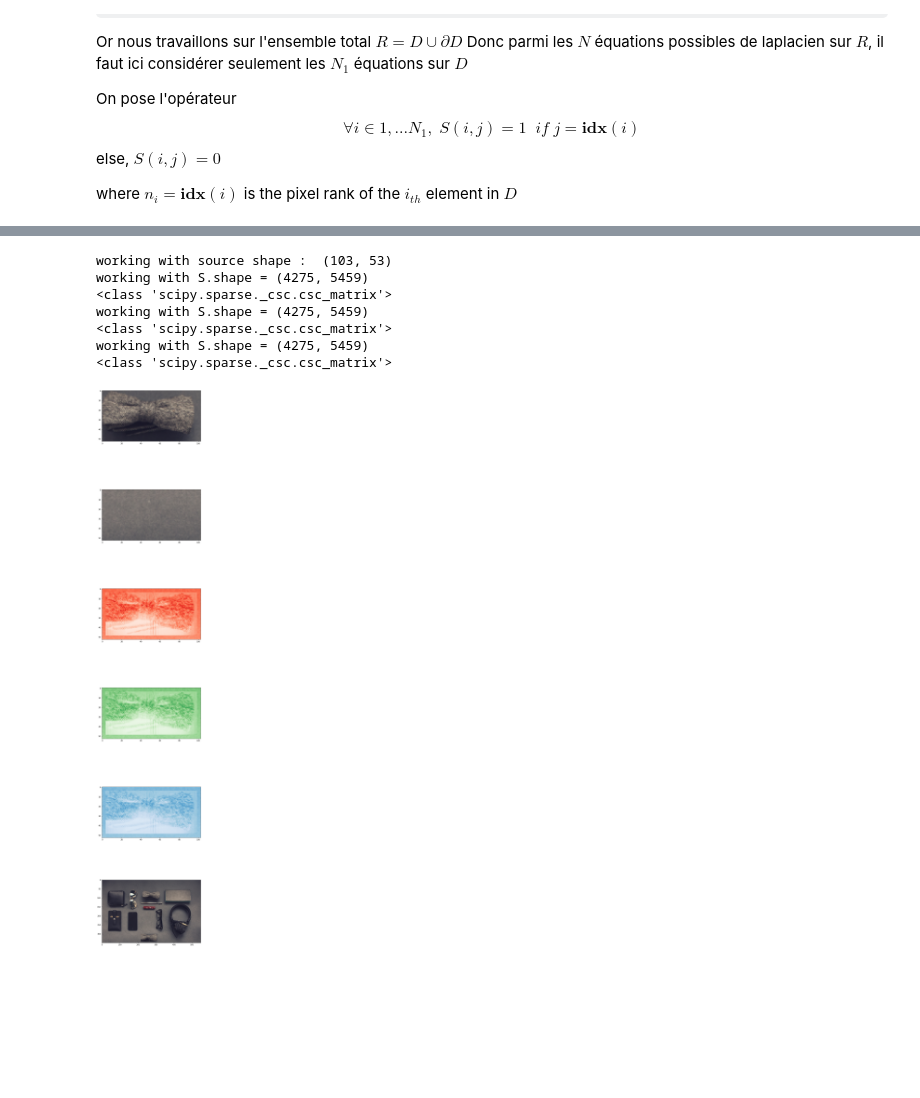
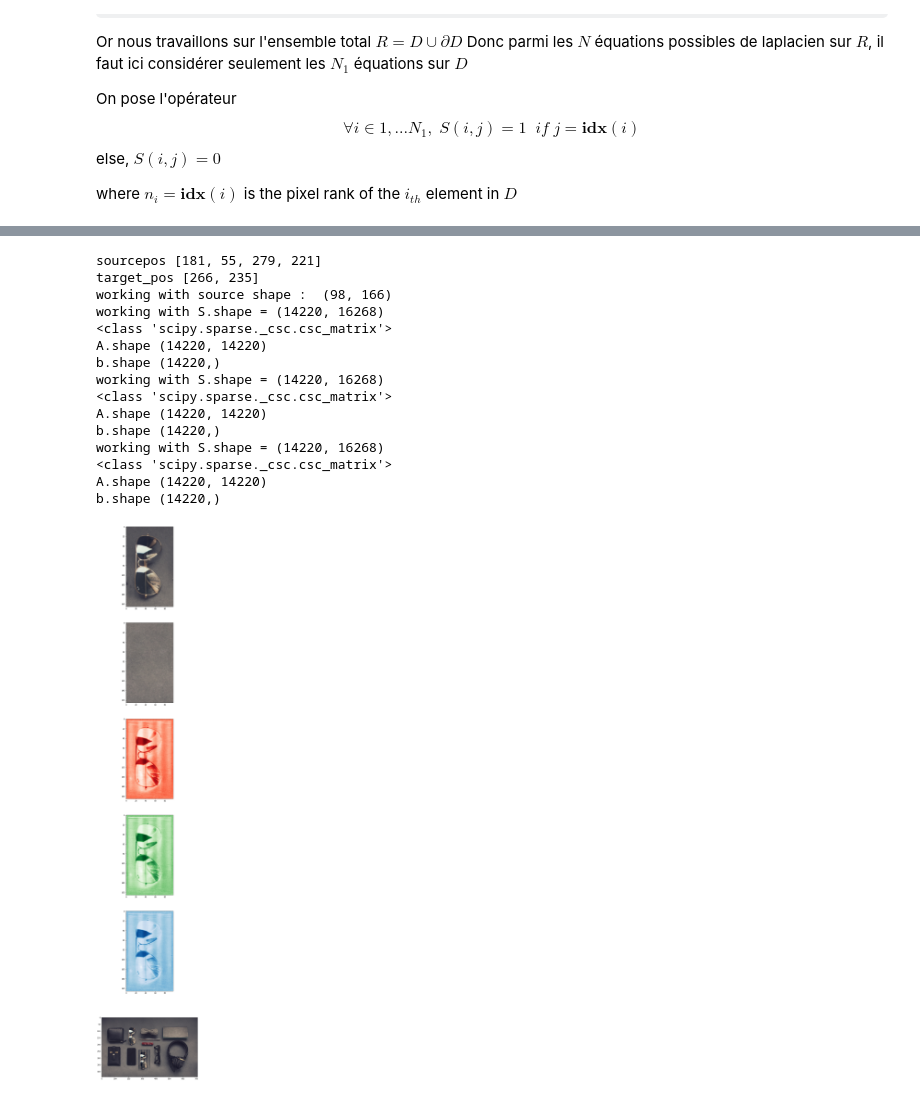
Before and after one commit to trenaudie/Poisson-Image-Editing, a Jupyter notebook: poisson-image.ipynb, the cells around one changed output, grey strips where cells are left out. Saved outputs shown, nothing was run; the diff lists cells and outputs as text; code cells hidden in the pictures; some formulas as TeX source; blank space fills up the shorter version.

```diff
--- a/poisson-image.ipynb
+++ b/poisson-image.ipynb
@@ -261,32 +261,37 @@ import time
 import tkinter as tk
 
 
+SCREEN_WIDTH = 1440
+SCREEN_HEIGHT = 900
+
+half_width = SCREEN_WIDTH//2-10
+half_height = SCREEN_HEIGHT//2-10
+
 
 
 def tkinter_img(img1:Image.Image, img2:Image.Image ):
    assert(img1) #source image but uncropped
    assert(img2) #target image but uncropped
    window = tk.Tk()
-   window.maxsize(1200,800)
    canvas0 = tk.Canvas(window)
    canvas0.pack()
-   window.geometry("1200x800")
-   frame0 = tk.Frame(height = 300, bg = "white")
+   #window.geometry("1700x800")
+   window.maxsize(SCREEN_WIDTH,SCREEN_HEIGHT)
+   frame0 = tk.Frame(height = 10, bg = "white")
    frame0.pack()
    label0 = tk.Label(master = frame0, text="Click twice on the left image to select a source image")
    label0.pack()
 
-
-   frame1 = tk.Frame(height=350, width=550, master=window)
+   frame1 = tk.Frame(height=half_height, width=half_width, master=window)
    frame1.pack(side = 'left')
-   img1 = img1.resize((550,350))
+   img1 = img1.resize((half_width,half_height))
    imgtk1= ImageTk.PhotoImage(img1, master = window)
    label1 = tk.Label(frame1, image = imgtk1)
    label1.pack()
 
-   frame2 = tk.Frame(height=350, width=550, master=window)
+   frame2 = tk.Frame(height=half_height, width=half_width, master=window)
    frame2.pack(side = 'right')
-   img2 = img2.resize((550,350))
+   img2 = img2.resize((half_width,half_height))
    imgtk2 =  ImageTk.PhotoImage(img2, master = window)
    label2 = tk.Label(frame2, image = imgtk2)
    label2.pack()
@@ -698,18 +704,23 @@ def rebuild_u(u, target, m,n):
    return x
 # %%
 
+SCREEN_WIDTH = 1440
+SCREEN_HEIGHT = 900
 
-
+half_width = SCREEN_WIDTH//2-10
+half_height = SCREEN_HEIGHT//2-10
 
 def solve2():
    fig, axes = plt.subplots(6, figsize = (10,60))
    #the first two plots are source then target
    """m est le nombre de lignes de la matrice rognée, n est le nombre de colonnes"""
 
-   source = Image.open('images/objects-final.jpeg').resize((550,350))
-   target = Image.open("images/objects-final.jpeg").resize((550,350))
+   source = Image.open('images/objects-final.jpeg').resize((half_width,half_height))
+   target = Image.open("images/objects-final.jpeg").resize((half_width,half_height))
 
    source_pos,target_pos = tkinter_img(source,target) #[x1,y1,x2,y2], [x1,y1]
+   print("sourcepos", source_pos)
+   print("target_pos", target_pos)
    if not source_pos:
       raise Exception('tkinter did not receive source image from user')
 
@@ -733,39 +744,50 @@ def solve2():
 
    final_arr = np.empty(shape = (m,n,3))
    for i,c in enumerate(source_dict.keys()):
       source = source_dict[c]
       target = target_dict[c]
       source = source.flatten()
       target = target.flatten()
 
+      #A = lapAfinal2(m,n)
       A = lapAfinal2(m,n)
       b = make_b2(m,n,source,target)
-      u = sc.linalg.spsolve(A,b) #shape N1,
-      x = rebuild_u(u,target.flatten(),m,n)
+      print(f"A.shape", A.shape)
+      print(f"b.shape", b.shape)
+      x = sc.linalg.cg(A,b)[0]
+      x = rebuild_u(x,target.flatten(),m,n)
       x[x<0] = 0
       x[x>255] = 255
-      axes[i+2].imshow(x, cmap = c, vmin = 0, vmax = 255)
+      axes[i+2].imshow(x.astype('uint8'), cmap = c, vmin = 0, vmax = 255)
       final_arr[::,::,i] = x
    final_arr = final_arr.astype('uint8')
 
 
    final_img = Image.fromarray(final_arr)
-   target = Image.open('images/objects-final.jpeg').resize((550,350))
+   target = Image.open("images/objects-final.jpeg").resize((half_width,half_height))
    target.paste(final_img,(target_x,target_y))
    target.show()
    axes[5].imshow(target)
 
 
 
    #merging them together
 
 solve2()
 # %% [output]
-working with source shape :  (103, 53)
-working with S.shape = (4275, 5459)
+sourcepos [181, 55, 279, 221]
+target_pos [266, 235]
+working with source shape :  (98, 166)
+working with S.shape = (14220, 16268)
 <class 'scipy.sparse._csc.csc_matrix'>
-working with S.shape = (4275, 5459)
+A.shape (14220, 14220)
+b.shape (14220,)
+working with S.shape = (14220, 16268)
 <class 'scipy.sparse._csc.csc_matrix'>
-working with S.shape = (4275, 5459)
+A.shape (14220, 14220)
+b.shape (14220,)
+working with S.shape = (14220, 16268)
 <class 'scipy.sparse._csc.csc_matrix'>
+A.shape (14220, 14220)
+b.shape (14220,)
-[figure, old version]
+[figure, new version]
```
Also changed, not shown: parts of 2 cells of this notebook, 1 other file.
